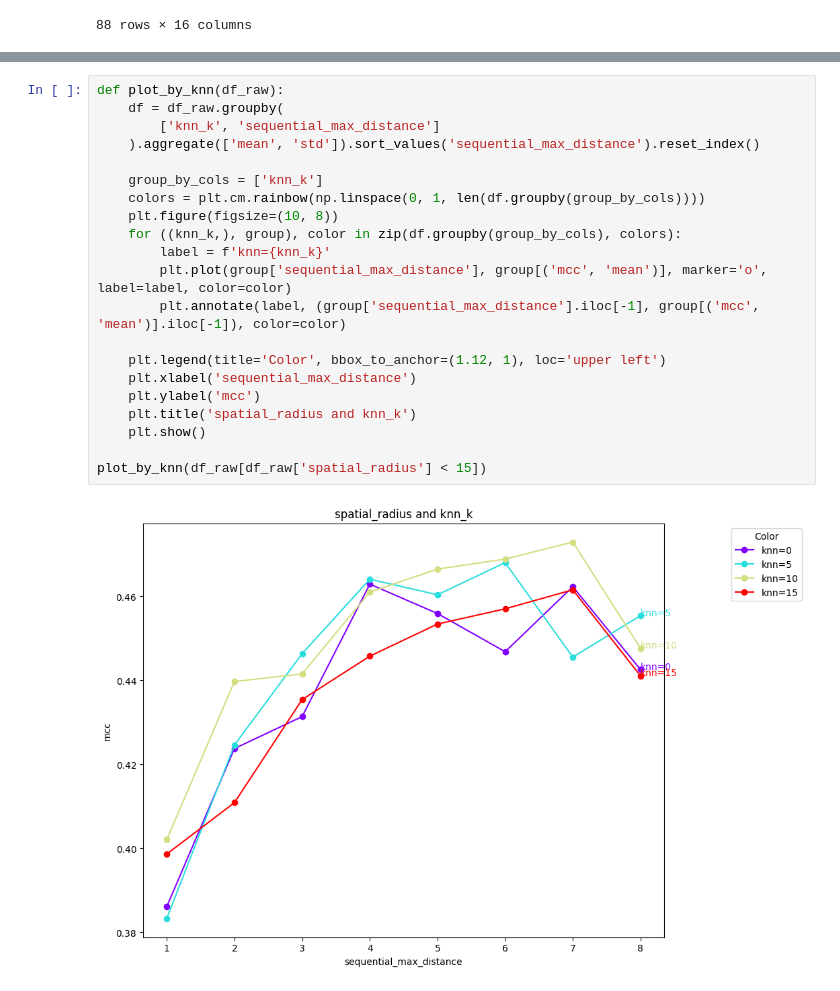
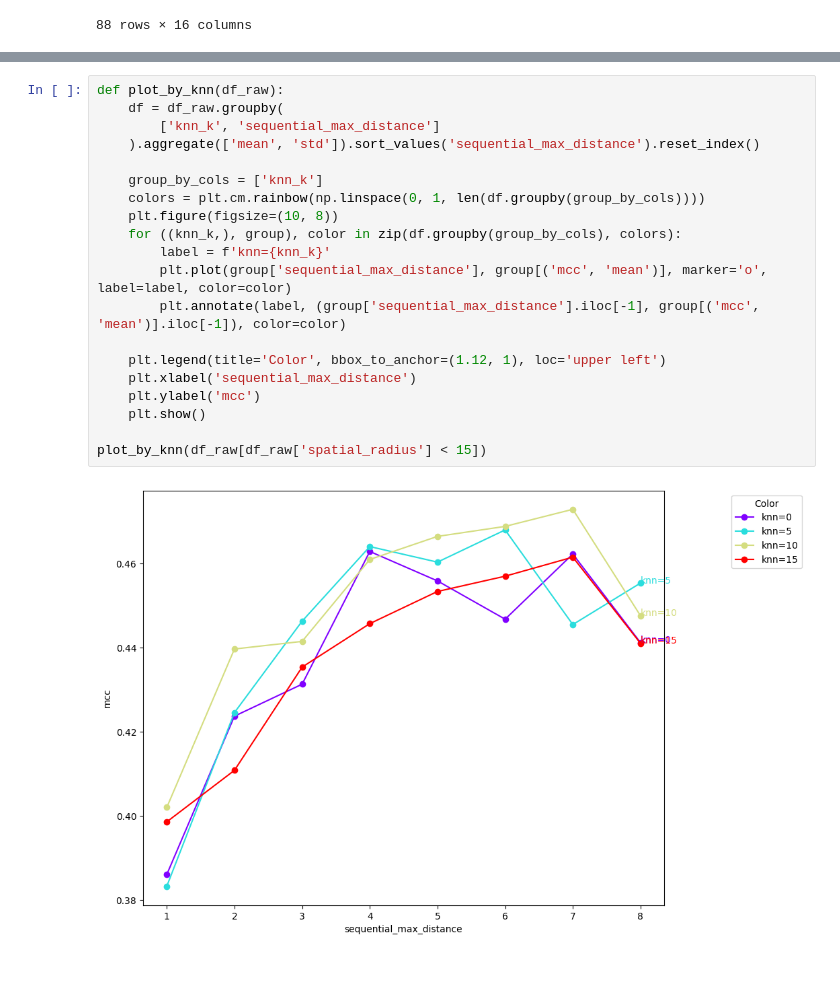
Before and after one commit to dlwocks31/atpbind, a Jupyter notebook: gearnet_ablation_pipeline.ipynb, the cells around one changed output, grey strips where cells are left out. Drawn from its saved outputs; the diff is of its cells as text.

```diff
--- a/gearnet_ablation_pipeline.ipynb
+++ b/gearnet_ablation_pipeline.ipynb
@@ -91,26 +91,25 @@ plot_by_spat_and_knn(df_raw[df_raw['spatial_radius'] == 10.0])
 # %%
 def plot_by_knn(df_raw):
     df = df_raw.groupby(
         ['knn_k', 'sequential_max_distance']
     ).aggregate(['mean', 'std']).sort_values('sequential_max_distance').reset_index()
 
     group_by_cols = ['knn_k']
     colors = plt.cm.rainbow(np.linspace(0, 1, len(df.groupby(group_by_cols))))
     plt.figure(figsize=(10, 8))
     for ((knn_k,), group), color in zip(df.groupby(group_by_cols), colors):
         label = f'knn={knn_k}'
         plt.plot(group['sequential_max_distance'], group[('mcc', 'mean')], marker='o', label=label, color=color)
         plt.annotate(label, (group['sequential_max_distance'].iloc[-1], group[('mcc', 'mean')].iloc[-1]), color=color)
 
     plt.legend(title='Color', bbox_to_anchor=(1.12, 1), loc='upper left')
     plt.xlabel('sequential_max_distance')
     plt.ylabel('mcc')
-    plt.title('spatial_radius and knn_k')
     plt.show()
 
 plot_by_knn(df_raw[df_raw['spatial_radius'] < 15])
 # %% [output]
-[figure, old version]
+[figure, new version]
 # %%
 def plot_by_spat(df_raw):
     df = df_raw.groupby(
```
Also changed, not shown: parts of 4 cells of this notebook, 9 other files.
